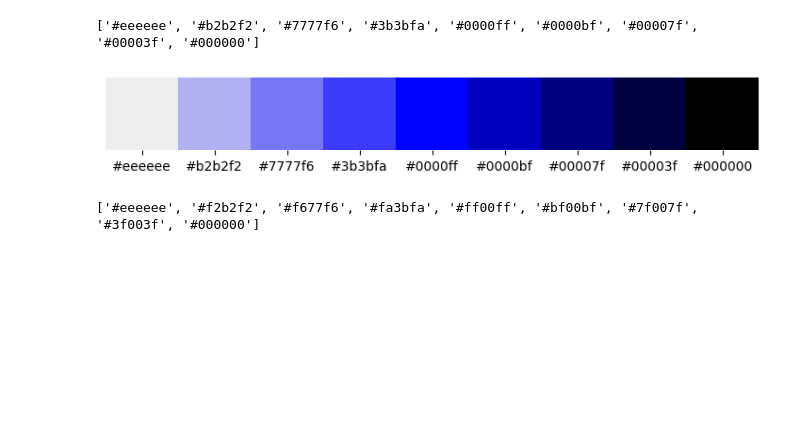
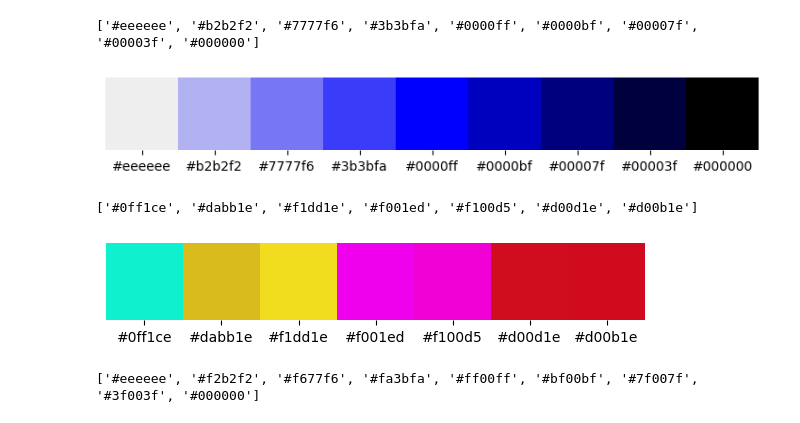
Before and after one commit to sethclose/colors, a Jupyter notebook: Hex Color Blending.ipynb, the cells around one changed output. Cells and saved outputs as stored; diff of their text form; code cells hidden in the pictures; blank space fills up the shorter version.

```diff
--- a/Hex Color Blending.ipynb
+++ b/Hex Color Blending.ipynb
@@ -21,13 +21,16 @@ def array_hexes(hex_one, hex_two, fillers=1):
     """
     start_int = int(hex_one, 16)
     end_int = int(hex_two, 16)
-    hexes = np.linspace(start_int, end_int, 2+fillers)
-    hexes = [f'{hex(int(n))[2:]:02}' for n in hexes]
-
+    values = np.linspace(start_int, end_int, 2+fillers)
+    hexes = []
+    for v in values:
+        hex_value = hex(int(v))[2:]
+        hex_value = '0'+hex_value if len(hex_value)==1 else hex_value
+        hexes.append(hex_value)
     return hexes
 
 print(array_hexes.__doc__)
-print(array_hexes('00', 'ff', 3,))
+print(array_hexes('f0', 'ff', 3,))
 # %% [output]
     Given two hexadecimal numbers
      and the number of intermediary numbers wanted
@@ -64,7 +67,7 @@ print(array_hex_colors('#000000', '#ffffff', 4,))
 ## Hex Color Multi Space
 creates a list of colors, but with some specified intermediaries
 # %%
-def array_palette(hexes, fillers):
+def array_palette(hexes, fillers=[]):
     """
     Takes list of hex color codes
       and number of fillers after each code
@@ -72,6 +75,9 @@ def array_palette(hexes, fillers):
       (last filler ignored, if provided)
     Returns list of hex code colors with fillers
     """
+    if len(fillers) == 0:
+        fillers = np.zeros(len(hexes))
+        fillers = [int(f) for f in fillers]
     color_list = []
     for c in range(len(hexes)-1):
         new_colors = array_hex_colors(hexes[c], hexes[c+1], fillers[c])
@@ -173,6 +179,13 @@ plot_palette(color_palette)
 # %% [output]
 ['#eeeeee', '#b2b2f2', '#7777f6', '#3b3bfa', '#0000ff', '#0000bf', '#00007f', '#00003f', '#000000']
 [figure]
+# %%
+color_palette = array_palette(['#0ff1ce', '#dabb1e', '#f1dd1e', '#f001ed', '#f100d5', '#d00d1e', '#d00b1e'])
+print(color_palette)
+plot_palette(color_palette)
+# %% [output]
+['#0ff1ce', '#dabb1e', '#f1dd1e', '#f001ed', '#f100d5', '#d00d1e', '#d00b1e']
+[figure, added]
 # %%
 color_palette = array_palette(['#eeeeee', '#ff00ff', '#000000'], [3, 3, ])
 print(color_palette)
```
Also changed, not shown: parts of 11 cells of this notebook.
